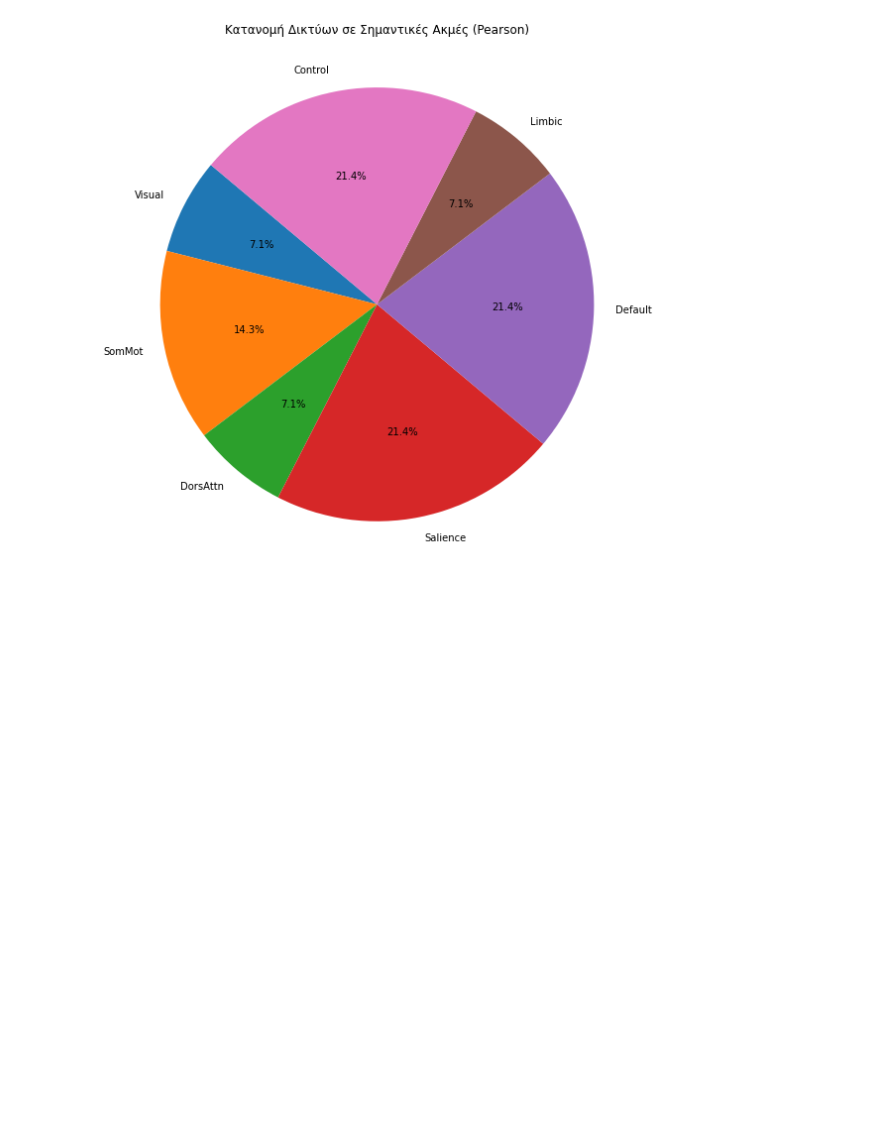
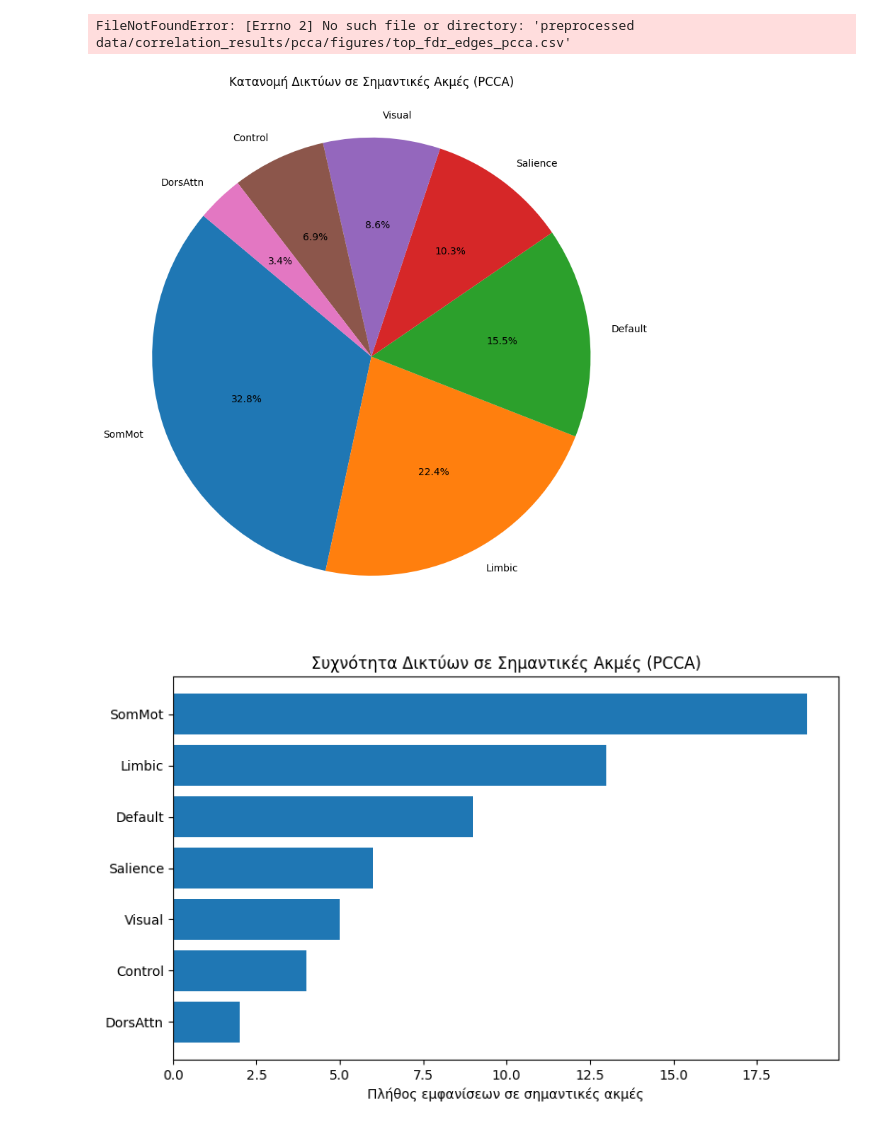
Before and after one commit to elenikalla/Timeseries-analysis-on-fMRI-brain-data-partial-CCA, a Jupyter notebook: Elena Kalla/preprocessed data/pie-chart.ipynb, the cells around one changed output. Saved outputs shown, nothing was run; the diff lists cells and outputs as text; code cells hidden in the pictures; blank space fills up the shorter version.

```diff
--- a/Elena Kalla/preprocessed data/pie-chart.ipynb
+++ b/Elena Kalla/preprocessed data/pie-chart.ipynb
@@ -4,7 +4,7 @@ import matplotlib.pyplot as plt
 from collections import Counter
 
 # === Φόρτωση του CSV ===
-df = pd.read_csv("pcca_results_per_nw/figures/top_fdr_edges.csv")
+df = pd.read_csv("preprocessed data/correlation_results/pcca/figures/top_fdr_edges_pcca.csv")
 
 # === Συλλογή όλων των εγκεφαλικών δικτύων που συμμετέχουν στις ακμές ===
 networks = list(df['Network_i']) + list(df['Network_j'])
@@ -25,4 +25,36 @@ plt.axis("equal")
 plt.tight_layout()
 plt.show()
 # %% [output]
-[figure, removed]
+FileNotFoundError: [Errno 2] No such file or directory: 'preprocessed data/correlation_results/pcca/figures/top_fdr_edges_pcca.csv'
+# %%
+import pandas as pd
+import matplotlib.pyplot as plt
+from collections import Counter
+from pathlib import Path
+
+# === Βρες σωστό μονοπάτι (σχετικό με το τρέχον αρχείο/script) ===
+HERE = Path(__file__).resolve().parent if "__file__" in globals() else Path.cwd()
+csv_path = HERE / "correlation_results" / "pcca" / "figures" / "top_fdr_edges_pcca.csv"
+
+# === Φόρτωση CSV ===
+df = pd.read_csv(csv_path)
+
+# === Συλλογή δικτύων από τις δύο στήλες ===
+networks = list(df['Network_i']) + list(df['Network_j'])
+
+# === Καταμέτρηση συχνοτήτων ===
+counts = Counter(networks)
+
+# (προαιρετικά) Ταξινόμηση για σταθερή σειρά labels/values
+labels, values = zip(*sorted(counts.items(), key=lambda kv: kv[1], reverse=True))
+
+# === Pie chart ===
+plt.figure(figsize=(8, 8))
+plt.pie(values, labels=labels, autopct='%1.1f%%', startangle=140)
+plt.title("Κατανομή Δικτύων σε Σημαντικές Ακμές (PCCA)")
+plt.axis("equal")
+plt.tight_layout()
+plt.show()
+# %% [output]
+[figure, added]
+[figure, added]
```
Also changed, not shown: 2 other files.
